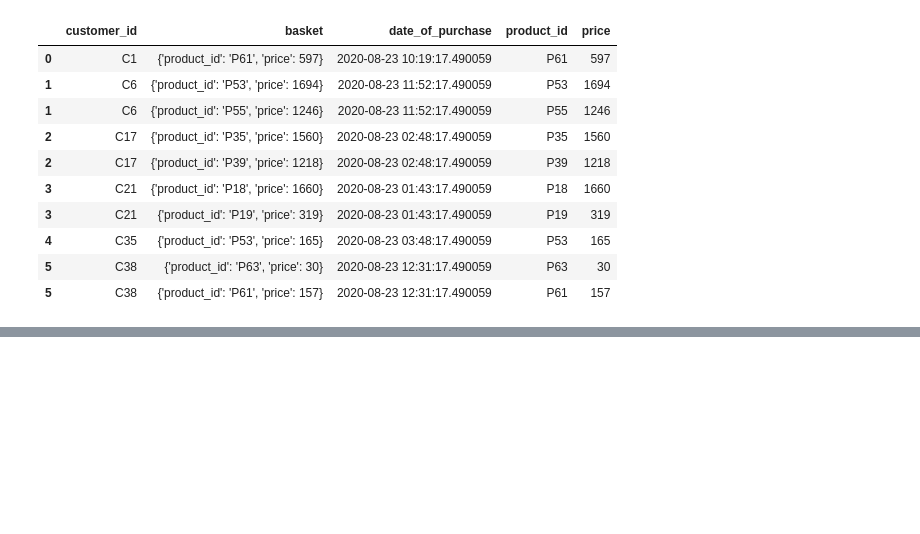
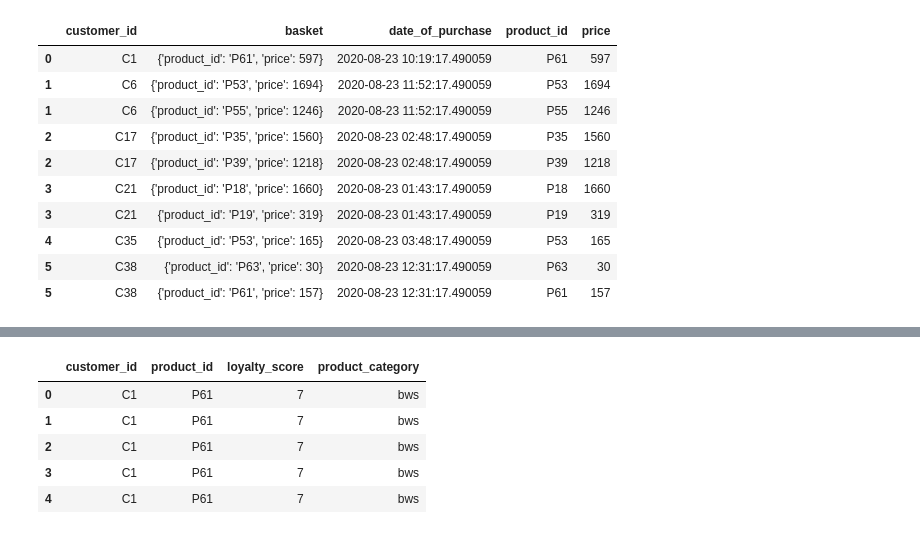
Before and after one commit to dit-x/Data-Engineering, a Jupyter notebook: Insert_data_and_manipulation/starter/process.ipynb, the cells around one changed output, grey strips where cells are left out. Drawn from its saved outputs; the diff is of its cells as text; code cells hidden in the pictures; blank space fills up the shorter version.

```diff
--- a/Insert_data_and_manipulation/starter/process.ipynb
+++ b/Insert_data_and_manipulation/starter/process.ipynb
@@ -114,0 +135,13 @@ df_flat.head(10)
+# %%
+merge_df = df_flat.merge(cus_df)
+merge_df =  merge_df.merge(prod_df)
+merge_df.drop(columns=['basket', 'date_of_purchase', 'product_description', 'price'], inplace=True)
+
+merge_df.head()
+# %% [output]
+|  | customer_id | product_id | loyalty_score | product_category |
+| 0 | C1 | P61 | 7 | bws |
+| 1 | C1 | P61 | 7 | bws |
+| 2 | C1 | P61 | 7 | bws |
+| 3 | C1 | P61 | 7 | bws |
+| 4 | C1 | P61 | 7 | bws |
```
Also changed, not shown: parts of 7 cells of this notebook, 2 other files.
